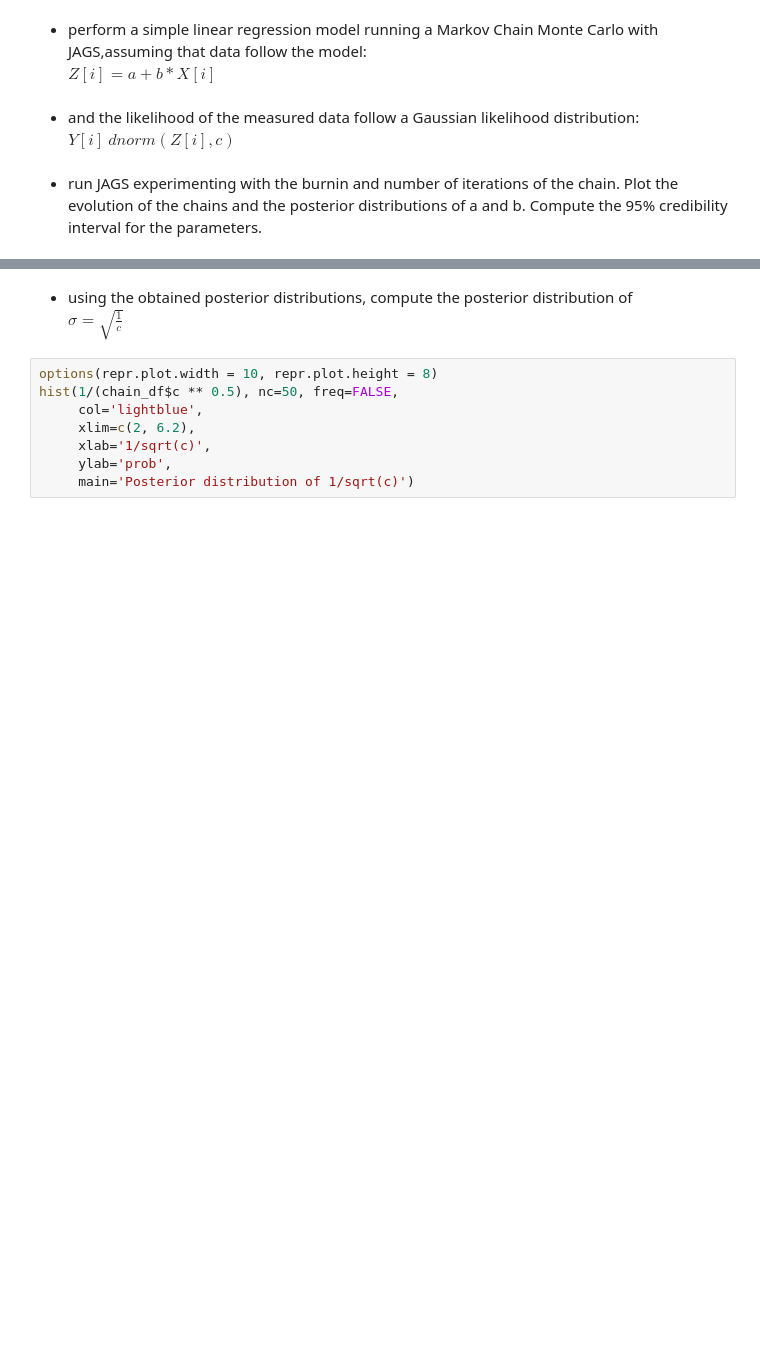
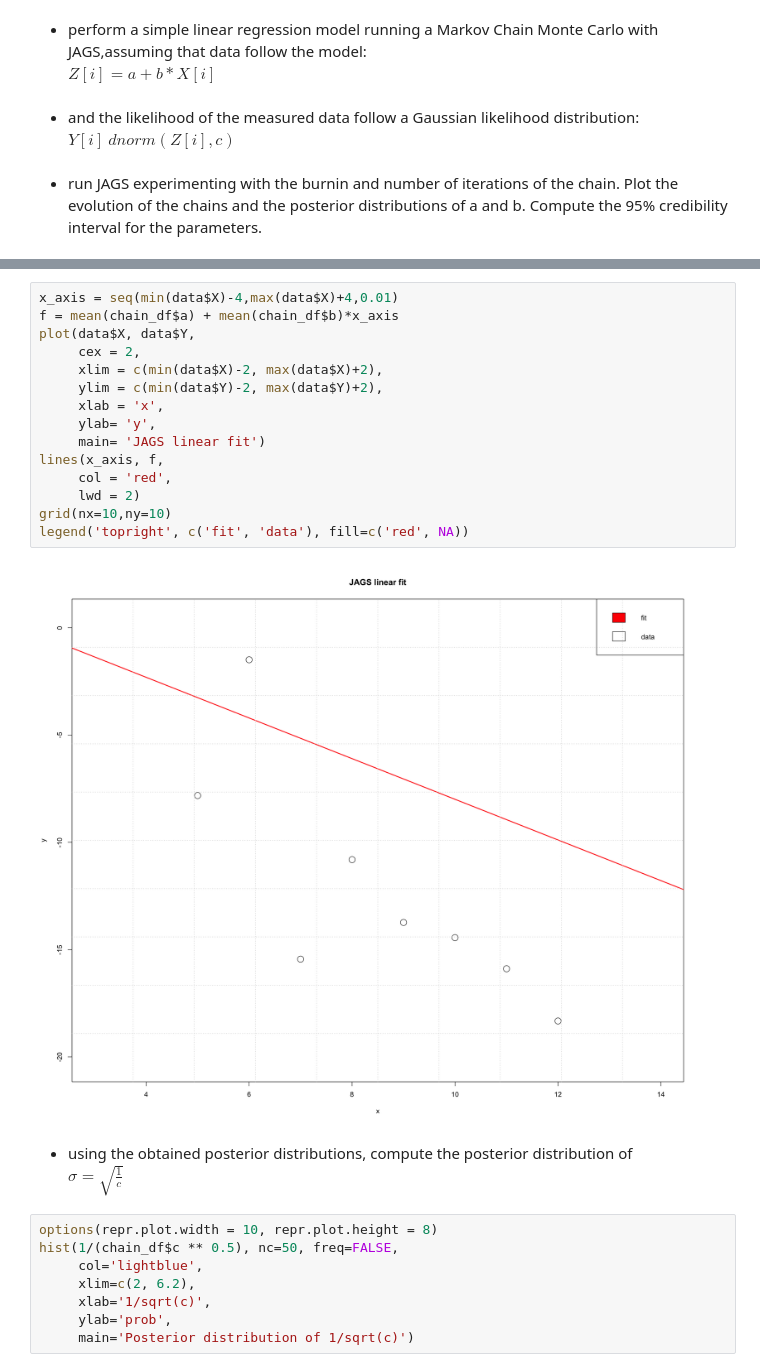
Before and after one commit to GiacomoLongaroni/Advanced_Statistics_For_Physics_Analysis_24, a Jupyter notebook: Rlab05/Giacomo_Longaroni_Rlab05.ipynb, the cells around one changed output, grey strips where cells are left out. Cells and saved outputs as stored; diff of their text form; blank space fills up the shorter version.

```diff
--- a/Rlab05/Giacomo_Longaroni_Rlab05.ipynb
+++ b/Rlab05/Giacomo_Longaroni_Rlab05.ipynb
@@ -324,3 +334,20 @@ c  0.03429  0.03706  0.04137  0.04845  0.0692
+# %%
+x_axis = seq(min(data$X)-4,max(data$X)+4,0.01)
+f = mean(chain_df$a) + mean(chain_df$b)*x_axis
+plot(data$X, data$Y,
+     cex = 2,
+     xlim = c(min(data$X)-2, max(data$X)+2),
+     ylim = c(min(data$Y)-2, max(data$Y)+2),
+     xlab = 'x',
+     ylab= 'y',
+     main= 'JAGS linear fit')
+lines(x_axis, f,
+     col = 'red',
+     lwd = 2)
+grid(nx=10,ny=10)
+legend('topright', c('fit', 'data'), fill=c('red', NA))
+# %% [output]
+[figure, added]
 # %% [markdown]
 - using the obtained posterior distributions, compute the posterior distribution of\
 $ \sigma = \sqrt{\frac{1}{c}} $
```
Also changed, not shown: parts of 12 cells of this notebook, 1 other file.
